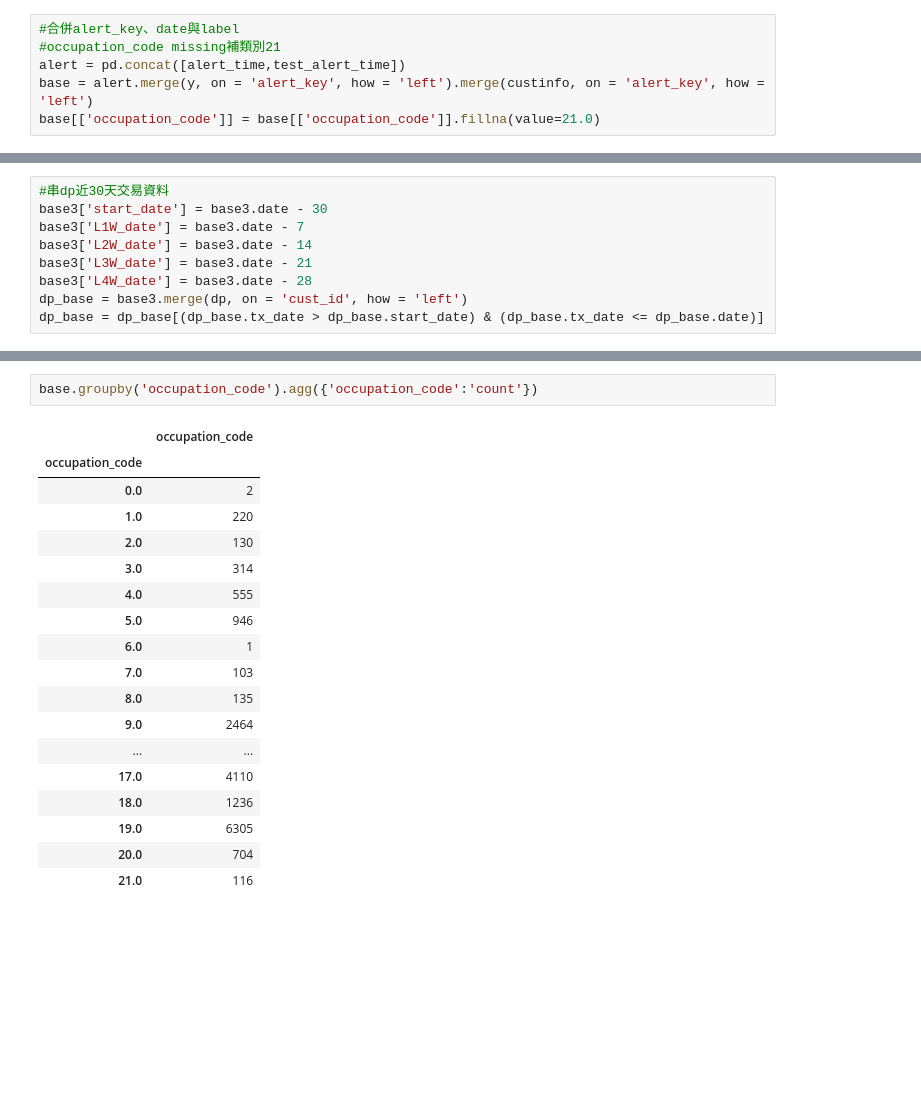
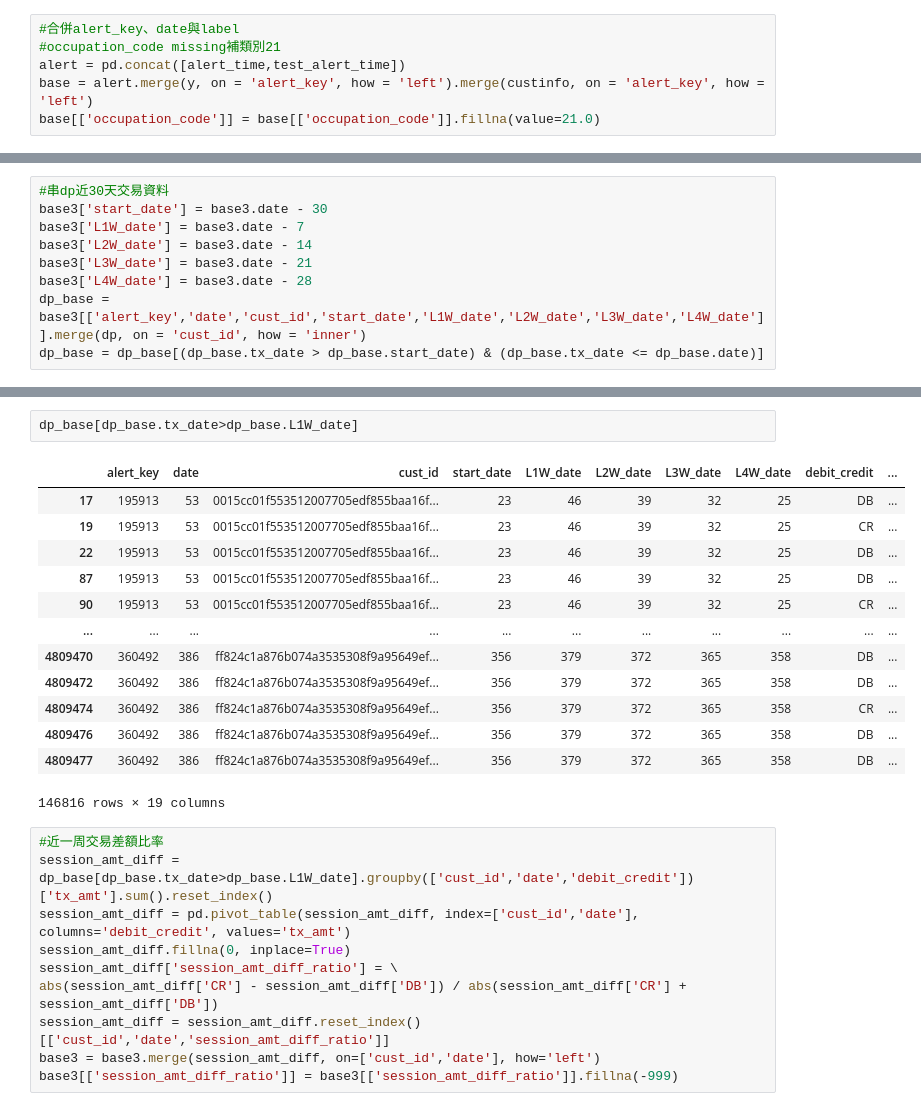
Before and after one commit to jasonliu1990/brainchild, a Jupyter notebook: features/id_date_base.ipynb, the cells around one changed output, grey strips where cells are left out. Drawn from its saved outputs; the diff is of its cells as text; blank space fills up the shorter version.

```diff
--- a/features/id_date_base.ipynb
+++ b/features/id_date_base.ipynb
@@ -62,5 +113,5 @@ base3['L1W_date'] = base3.date - 7
 base3['L2W_date'] = base3.date - 14
 base3['L3W_date'] = base3.date - 21
 base3['L4W_date'] = base3.date - 28
-dp_base = base3.merge(dp, on = 'cust_id', how = 'left')
+dp_base = base3[['alert_key','date','cust_id','start_date','L1W_date','L2W_date','L3W_date','L4W_date']].merge(dp, on = 'cust_id', how = 'inner')
 dp_base = dp_base[(dp_base.tx_date > dp_base.start_date) & (dp_base.tx_date <= dp_base.date)]
@@ -99,21 +118,26 @@ dp_base
-# %%
-base.groupby('occupation_code').agg({'occupation_code':'count'})
-# %% [output]
-|  | occupation_code |
-| occupation_code |  |
-| 0.0 | 2 |
-| 1.0 | 220 |
-| 2.0 | 130 |
-| 3.0 | 314 |
-| 4.0 | 555 |
-| 5.0 | 946 |
-| 6.0 | 1 |
-| 7.0 | 103 |
-| 8.0 | 135 |
-| 9.0 | 2464 |
-| ... | ... |
-| 17.0 | 4110 |
-| 18.0 | 1236 |
-| 19.0 | 6305 |
-| 20.0 | 704 |
-| 21.0 | 116 |
+# %%
+dp_base[dp_base.tx_date>dp_base.L1W_date]
+# %% [output]
+|  | alert_key | date | cust_id | start_date | L1W_date | L2W_date | L3W_date | L4W_date | debit_credit | ... |
+| 17 | 195913 | 53 | 0015cc01f553512007705edf855baa16f... | 23 | 46 | 39 | 32 | 25 | DB | ... |
+| 19 | 195913 | 53 | 0015cc01f553512007705edf855baa16f... | 23 | 46 | 39 | 32 | 25 | CR | ... |
+| 22 | 195913 | 53 | 0015cc01f553512007705edf855baa16f... | 23 | 46 | 39 | 32 | 25 | DB | ... |
+| 87 | 195913 | 53 | 0015cc01f553512007705edf855baa16f... | 23 | 46 | 39 | 32 | 25 | DB | ... |
+| 90 | 195913 | 53 | 0015cc01f553512007705edf855baa16f... | 23 | 46 | 39 | 32 | 25 | CR | ... |
+| ... | ... | ... | ... | ... | ... | ... | ... | ... | ... | ... |
+| 4809470 | 360492 | 386 | ff824c1a876b074a3535308f9a95649ef... | 356 | 379 | 372 | 365 | 358 | DB | ... |
+| 4809472 | 360492 | 386 | ff824c1a876b074a3535308f9a95649ef... | 356 | 379 | 372 | 365 | 358 | DB | ... |
+| 4809474 | 360492 | 386 | ff824c1a876b074a3535308f9a95649ef... | 356 | 379 | 372 | 365 | 358 | CR | ... |
+| 4809476 | 360492 | 386 | ff824c1a876b074a3535308f9a95649ef... | 356 | 379 | 372 | 365 | 358 | DB | ... |
+| 4809477 | 360492 | 386 | ff824c1a876b074a3535308f9a95649ef... | 356 | 379 | 372 | 365 | 358 | DB | ... |
+146816 rows × 19 columns
+# %%
+#近一周交易差額比率
+session_amt_diff = dp_base[dp_base.tx_date>dp_base.L1W_date].groupby(['cust_id','date','debit_credit'])['tx_amt'].sum().reset_index()
+session_amt_diff = pd.pivot_table(session_amt_diff, index=['cust_id','date'], columns='debit_credit', values='tx_amt')
+session_amt_diff.fillna(0, inplace=True)
+session_amt_diff['session_amt_diff_ratio'] = \
+abs(session_amt_diff['CR'] - session_amt_diff['DB']) / abs(session_amt_diff['CR'] + session_amt_diff['DB'])
+session_amt_diff = session_amt_diff.reset_index()[['cust_id','date','session_amt_diff_ratio']]
+base3 = base3.merge(session_amt_diff, on=['cust_id','date'], how='left')
+base3[['session_amt_diff_ratio']] = base3[['session_amt_diff_ratio']].fillna(-999)
```
Also changed, not shown: parts of 25 cells of this notebook.
